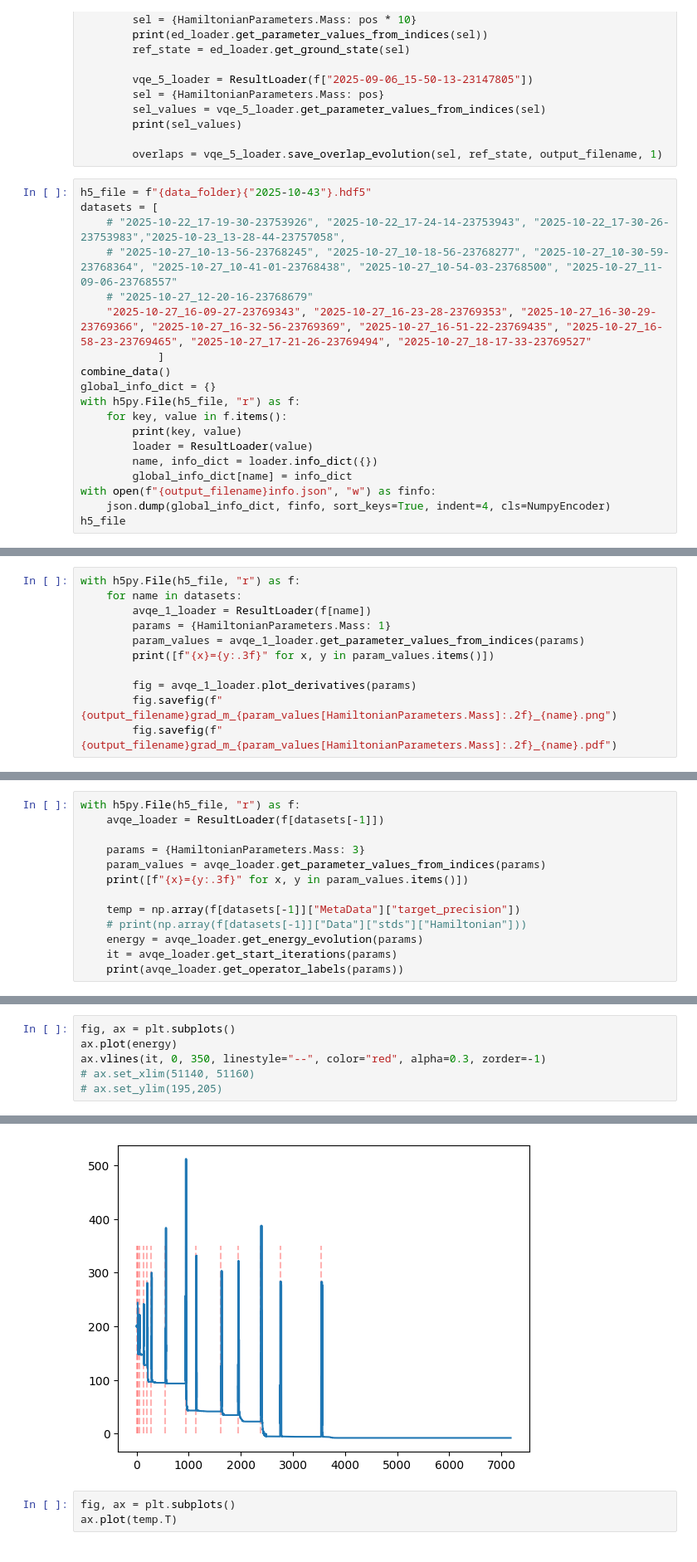
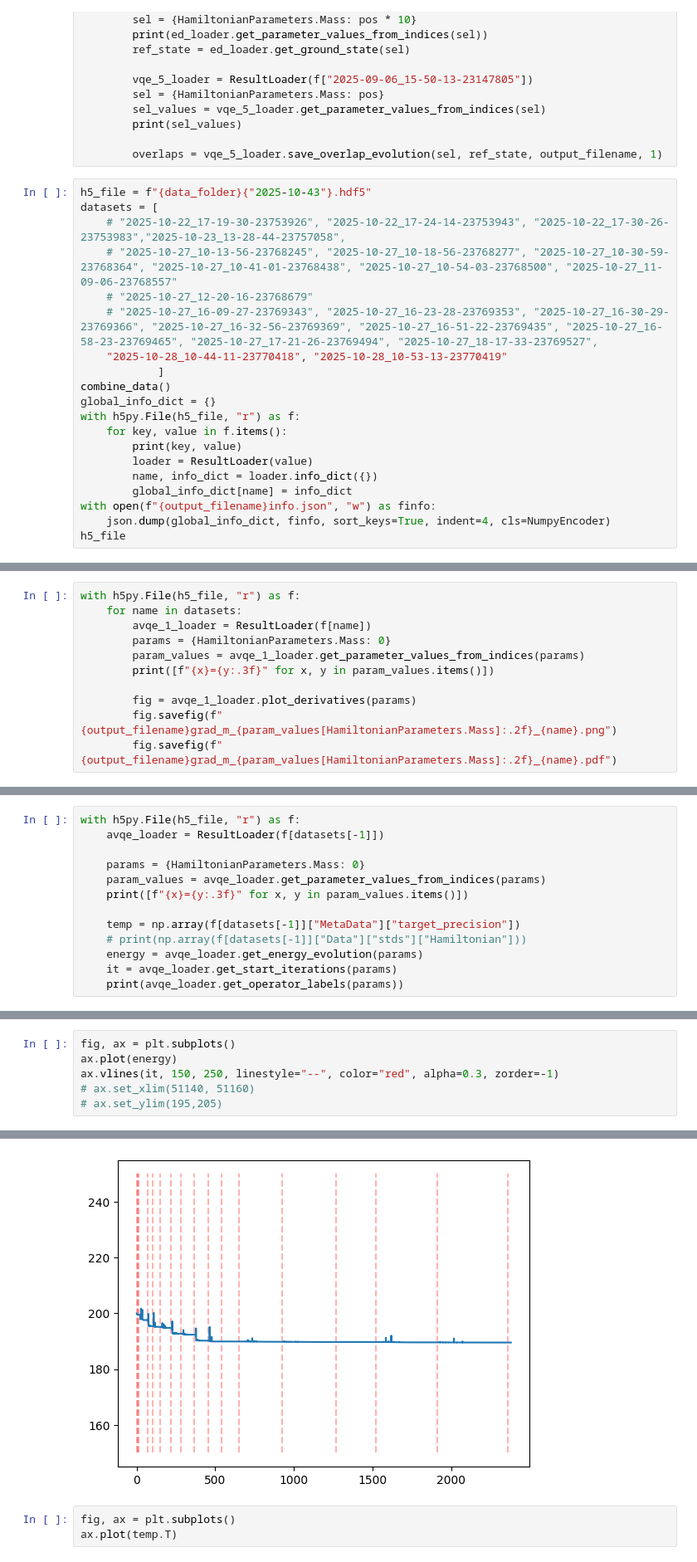
Before and after one commit to NicoDic98/QC-MasterThesis, a Jupyter notebook: plots.ipynb, the cells around one changed output, grey strips where cells are left out. Shown at 83% size. Saved outputs shown, nothing was run; the diff lists cells and outputs as text.

```diff
--- a/plots.ipynb
+++ b/plots.ipynb
@@ -162,7 +162,8 @@ datasets = [
     # "2025-10-22_17-19-30-23753926", "2025-10-22_17-24-14-23753943", "2025-10-22_17-30-26-23753983","2025-10-23_13-28-44-23757058",
     # "2025-10-27_10-13-56-23768245", "2025-10-27_10-18-56-23768277", "2025-10-27_10-30-59-23768364", "2025-10-27_10-41-01-23768438", "2025-10-27_10-54-03-23768500", "2025-10-27_11-09-06-23768557"
     # "2025-10-27_12-20-16-23768679"
-    "2025-10-27_16-09-27-23769343", "2025-10-27_16-23-28-23769353", "2025-10-27_16-30-29-23769366", "2025-10-27_16-32-56-23769369", "2025-10-27_16-51-22-23769435", "2025-10-27_16-58-23-23769465", "2025-10-27_17-21-26-23769494", "2025-10-27_18-17-33-23769527"
+    # "2025-10-27_16-09-27-23769343", "2025-10-27_16-23-28-23769353", "2025-10-27_16-30-29-23769366", "2025-10-27_16-32-56-23769369", "2025-10-27_16-51-22-23769435", "2025-10-27_16-58-23-23769465", "2025-10-27_17-21-26-23769494", "2025-10-27_18-17-33-23769527",
+    "2025-10-28_10-44-11-23770418", "2025-10-28_10-53-13-23770419"
             ]
 combine_data()
 global_info_dict = {}
@@ -257,7 +243,7 @@ with h5py.File(h5_file, "r") as f:
 with h5py.File(h5_file, "r") as f:
     for name in datasets:
         avqe_1_loader = ResultLoader(f[name])
-        params = {HamiltonianParameters.Mass: 1}
+        params = {HamiltonianParameters.Mass: 0}
         param_values = avqe_1_loader.get_parameter_values_from_indices(params)
         print([f"{x}={y:.3f}" for x, y in param_values.items()])
 
@@ -306,7 +272,7 @@ with h5py.File(h5_file, "r") as f:
 with h5py.File(h5_file, "r") as f:
     avqe_loader = ResultLoader(f[datasets[-1]])
 
-    params = {HamiltonianParameters.Mass: 3}
+    params = {HamiltonianParameters.Mass: 0}
     param_values = avqe_loader.get_parameter_values_from_indices(params)
     print([f"{x}={y:.3f}" for x, y in param_values.items()])
 
@@ -321,12 +287,12 @@ with h5py.File(h5_file, "r") as f:
 # %%
 fig, ax = plt.subplots()
 ax.plot(energy)
-ax.vlines(it, 0, 350, linestyle="--", color="red", alpha=0.3, zorder=-1)
+ax.vlines(it, 150, 250, linestyle="--", color="red", alpha=0.3, zorder=-1)
 # ax.set_xlim(51140, 51160)
 # ax.set_ylim(195,205)
 # %% [output]
 <matplotlib.collections.LineCollection at 0x...>
-[figure, old version]
+[figure, new version]
 # %%
 fig, ax = plt.subplots()
 ax.plot(temp.T)
```
Also changed, not shown: parts of 6 cells of this notebook, 32 other files.
